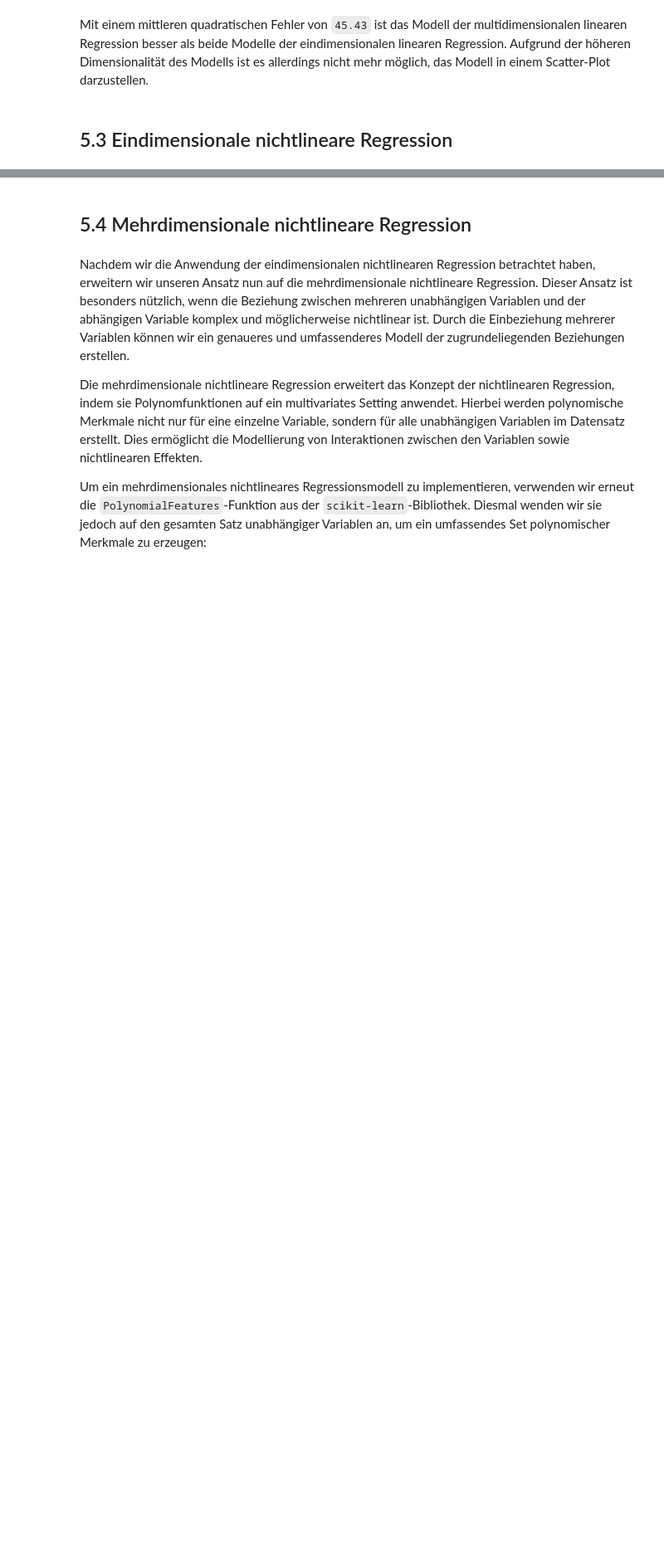
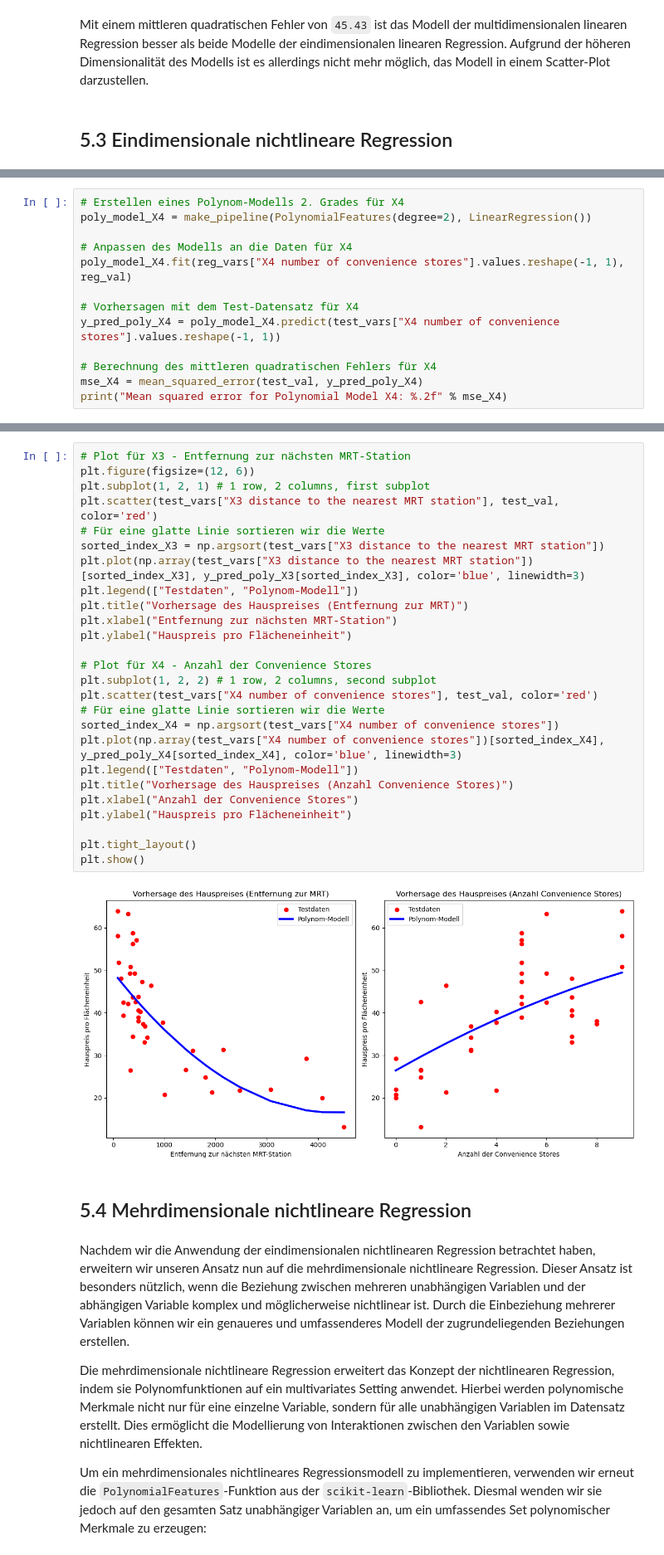
Before and after one commit to TillWege/dm-ml, a Jupyter notebook: paper.ipynb, the cells around one changed output, grey strips where cells are left out. Shown: that part at 83% size. Drawn from its saved outputs; the diff is of its cells as text; blank space fills up the shorter version.

Commit message:
zweiter 1D nichtlineare Regression, upsie

```diff
--- a/paper.ipynb
+++ b/paper.ipynb
@@ -434,0 +420,13 @@ Dieses Beispiel zeigt, dass die eindimensionale nichtlineare Regression eine lei
+# %%
+# Erstellen eines Polynom-Modells 2. Grades für X4
+poly_model_X4 = make_pipeline(PolynomialFeatures(degree=2), LinearRegression())
+
+# Anpassen des Modells an die Daten für X4
+poly_model_X4.fit(reg_vars["X4 number of convenience stores"].values.reshape(-1, 1), reg_val)
+
+# Vorhersagen mit dem Test-Datensatz für X4
+y_pred_poly_X4 = poly_model_X4.predict(test_vars["X4 number of convenience stores"].values.reshape(-1, 1))
+
+# Berechnung des mittleren quadratischen Fehlers für X4
+mse_X4 = mean_squared_error(test_val, y_pred_poly_X4)
+print("Mean squared error for Polynomial Model X4: %.2f" % mse_X4)
@@ -435,3 +441,31 @@ Dieses Beispiel zeigt, dass die eindimensionale nichtlineare Regression eine lei
+# %%
+# Plot für X3 - Entfernung zur nächsten MRT-Station
+plt.figure(figsize=(12, 6))
+plt.subplot(1, 2, 1) # 1 row, 2 columns, first subplot
+plt.scatter(test_vars["X3 distance to the nearest MRT station"], test_val, color='red')
+# Für eine glatte Linie sortieren wir die Werte
+sorted_index_X3 = np.argsort(test_vars["X3 distance to the nearest MRT station"])
+plt.plot(np.array(test_vars["X3 distance to the nearest MRT station"])[sorted_index_X3], y_pred_poly_X3[sorted_index_X3], color='blue', linewidth=3)
+plt.legend(["Testdaten", "Polynom-Modell"])
+plt.title("Vorhersage des Hauspreises (Entfernung zur MRT)")
+plt.xlabel("Entfernung zur nächsten MRT-Station")
+plt.ylabel("Hauspreis pro Flächeneinheit")
+
+# Plot für X4 - Anzahl der Convenience Stores
+plt.subplot(1, 2, 2) # 1 row, 2 columns, second subplot
+plt.scatter(test_vars["X4 number of convenience stores"], test_val, color='red')
+# Für eine glatte Linie sortieren wir die Werte
+sorted_index_X4 = np.argsort(test_vars["X4 number of convenience stores"])
+plt.plot(np.array(test_vars["X4 number of convenience stores"])[sorted_index_X4], y_pred_poly_X4[sorted_index_X4], color='blue', linewidth=3)
+plt.legend(["Testdaten", "Polynom-Modell"])
+plt.title("Vorhersage des Hauspreises (Anzahl Convenience Stores)")
+plt.xlabel("Anzahl der Convenience Stores")
+plt.ylabel("Hauspreis pro Flächeneinheit")
+
+plt.tight_layout()
+plt.show()
+# %% [output]
+[figure, added]
 # %% [markdown]
 <h2 id="curvereg">5.4 Mehrdimensionale nichtlineare Regression</h2>
 # %% [markdown]
```
Also changed, not shown: parts of 8 cells of this notebook.
